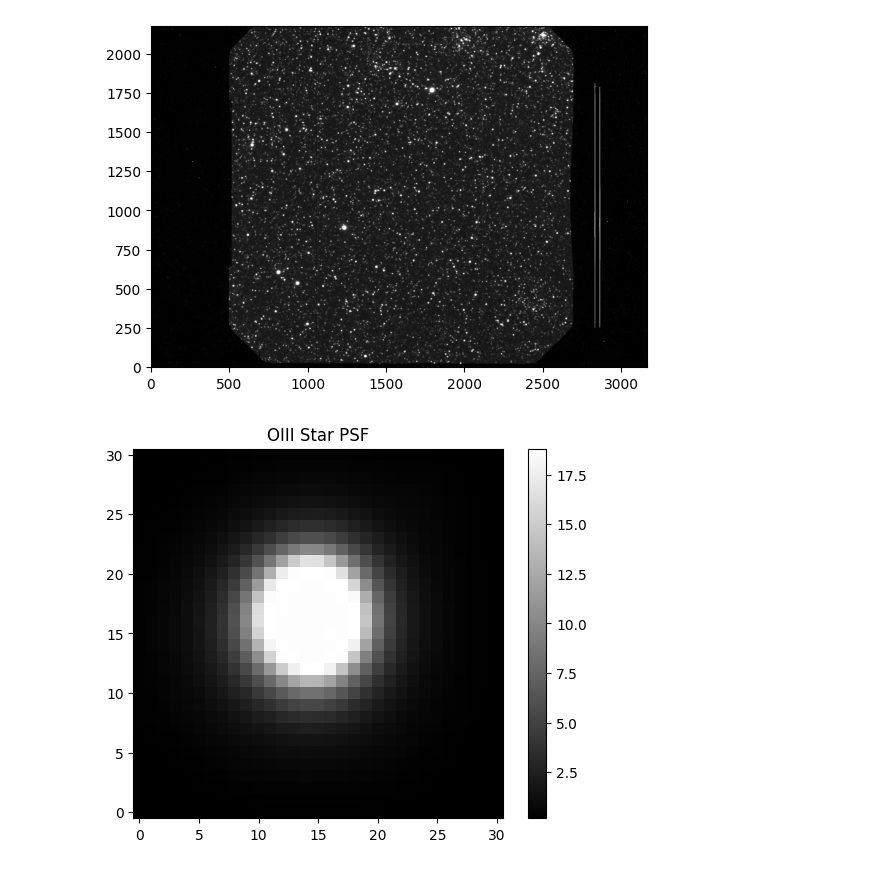
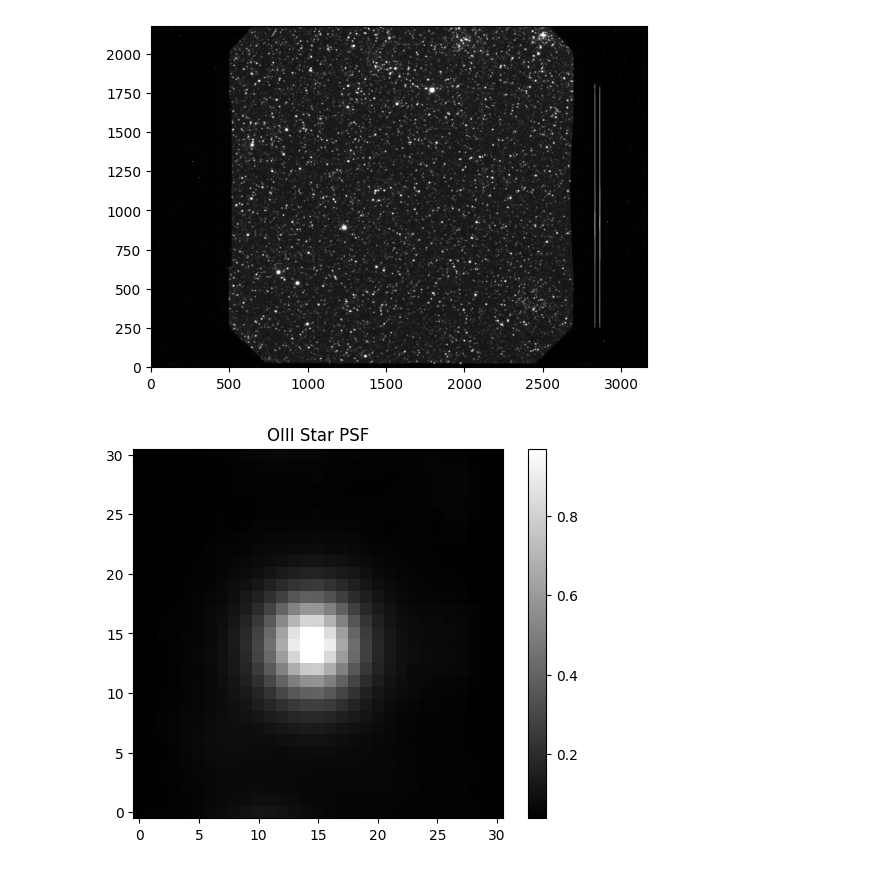
Before and after one commit to pirgalim/SNR-0548-70.4, a Jupyter notebook: psf.ipynb, the cells around one changed output. Saved outputs shown, nothing was run; the diff lists cells and outputs as text; code cells hidden in the pictures.

```diff
--- a/psf.ipynb
+++ b/psf.ipynb
@@ -41,11 +21,11 @@ plt.show()
 # %%
 from astropy.nddata import Cutout2D
 
 size = 31
-star_oiii = Cutout2D(oiii_data, (1790, 1765), (size, size)).data
+star_oiii = Cutout2D(oiii_data, (1035, 1102), (size, size)).data
 plt.imshow(star_oiii, origin="lower", cmap="gray", vmin=np.nanpercentile(star_oiii, 5), vmax=np.nanpercentile(star_oiii, 99.5))
 plt.colorbar()
 plt.title("OIII Star PSF")
 plt.show()
 # %% [output]
-[figure, old version]
+[figure, new version]
```
Also changed, not shown: parts of 15 cells of this notebook.
